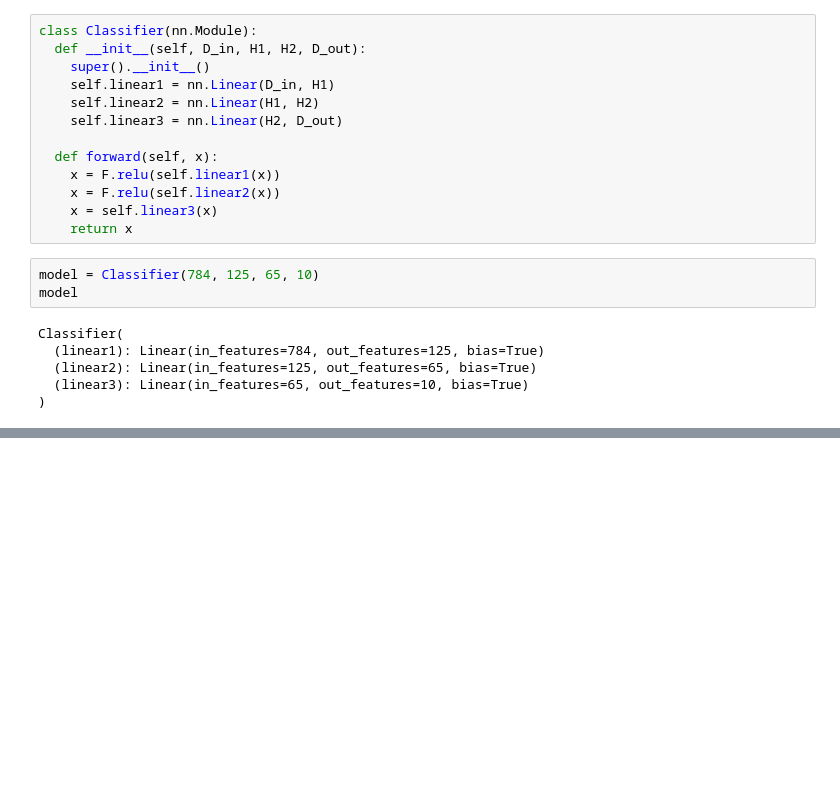
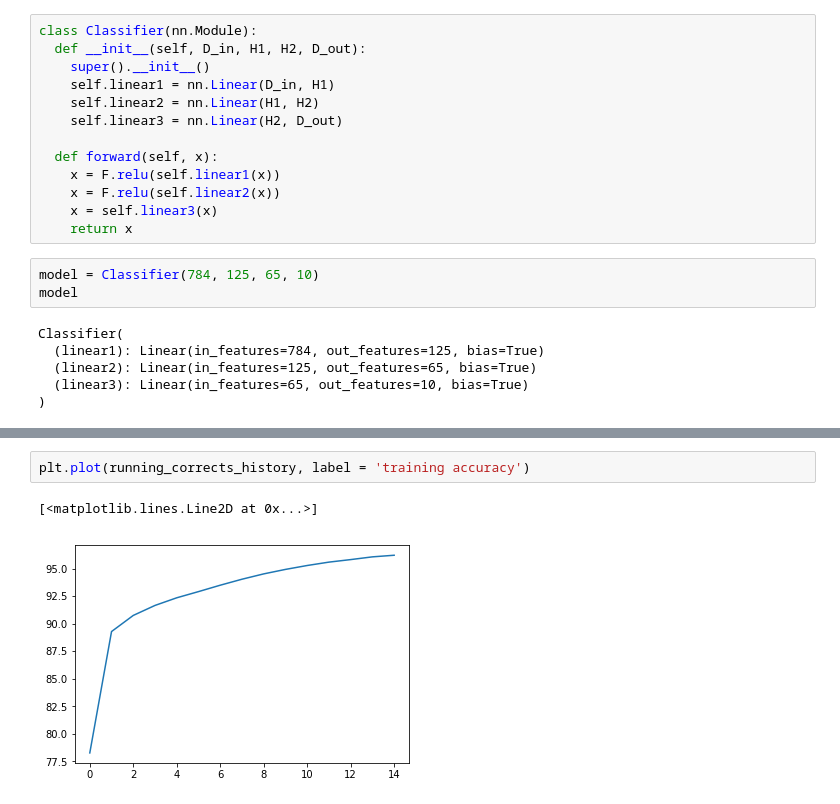
Before and after one commit to abhaysrivastav/Pytorch, a Jupyter notebook: MNIST_Pytorch.ipynb, the cells around one changed output, grey strips where cells are left out. Saved outputs shown, nothing was run; the diff lists cells and outputs as text; blank space fills up the shorter version.

```diff
--- a/MNIST_Pytorch.ipynb
+++ b/MNIST_Pytorch.ipynb
@@ -117,0 +116,5 @@ training loss: 0.1586, acc95.6267
+# %%
+plt.plot(running_corrects_history, label = 'training accuracy')
+# %% [output]
+[<matplotlib.lines.Line2D at 0x...>]
+[figure, added]
```
Also changed, not shown: parts of 6 cells of this notebook.
